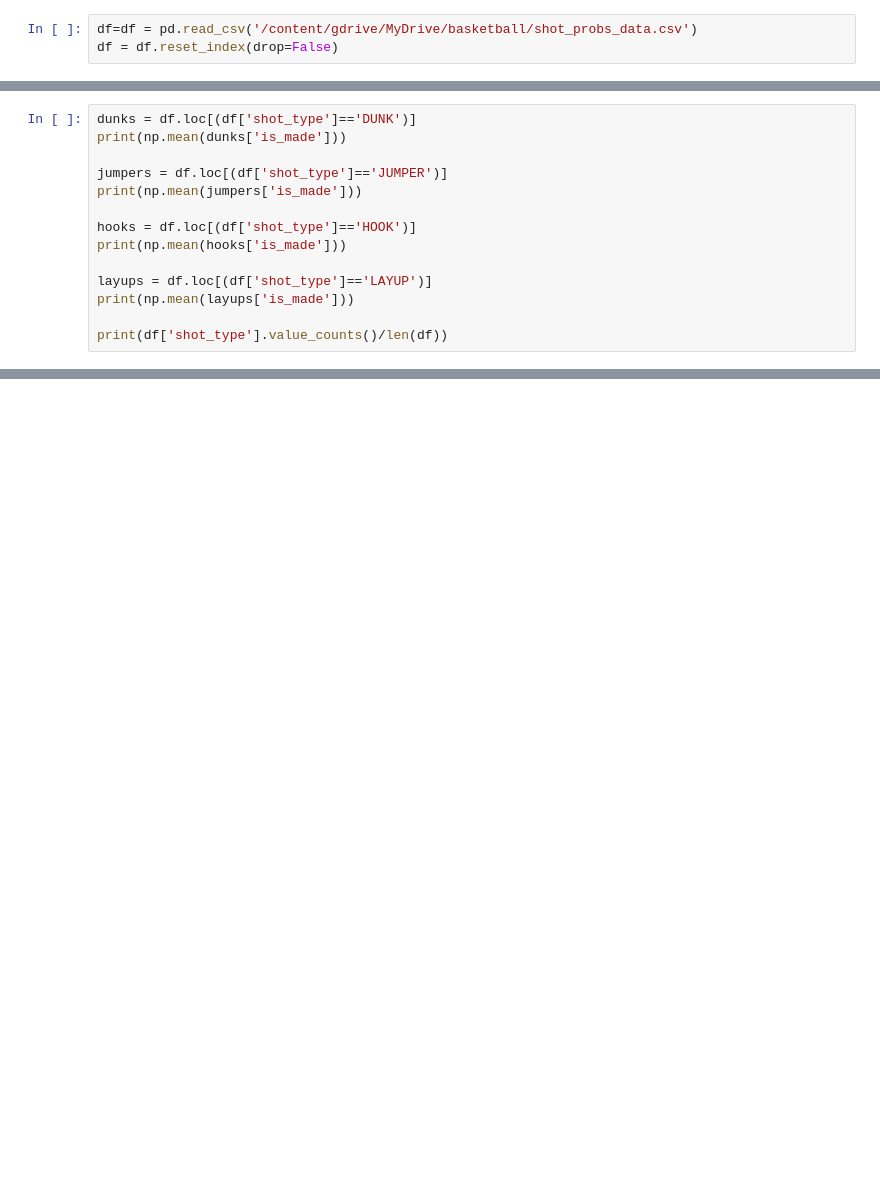
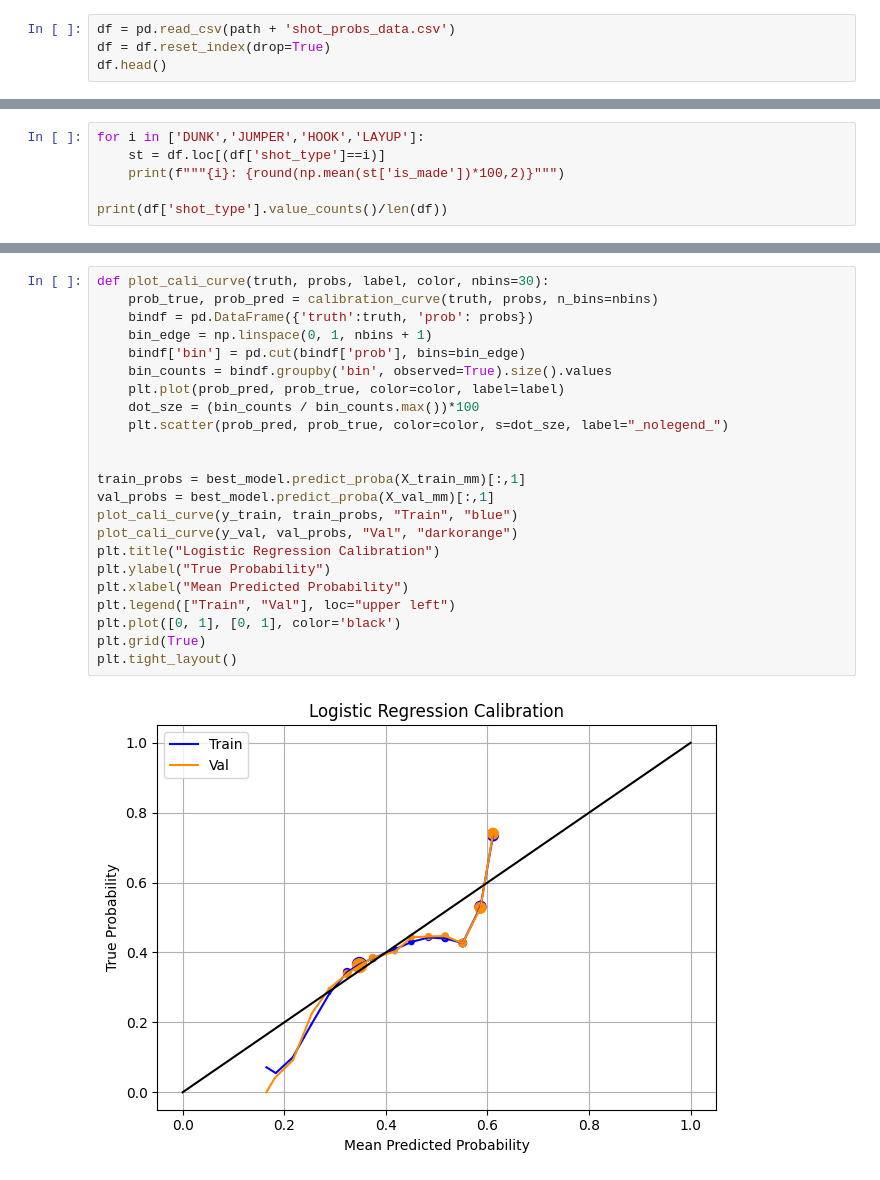
Before and after one commit to remmertjack/portfolio, a Jupyter notebook: bball_shotprobs/shotprobs_model.ipynb, the cells around one changed output, grey strips where cells are left out. Drawn from its saved outputs; the diff is of its cells as text; blank space fills up the shorter version.

Commit message:
bulk models

```diff
--- a/bball_shotprobs/shotprobs_model.ipynb
+++ b/bball_shotprobs/shotprobs_model.ipynb
@@ -53,3 +48,4 @@ Mounted at /content/drive
 # %%
-df=df = pd.read_csv('/content/gdrive/MyDrive/basketball/shot_probs_data.csv')
-df = df.reset_index(drop=False)
+df = pd.read_csv(path + 'shot_probs_data.csv')
+df = df.reset_index(drop=True)
+df.head()
@@ -93,17 +98,9 @@ print(X_train_mm.shape, X_val_mm.shape, X_query_mm.shape, X_test_mm.shape)
 # %% [output]
 (529134, 2) (226773, 2) (161981, 2) (161980, 2)
 # %%
-dunks = df.loc[(df['shot_type']=='DUNK')]
-print(np.mean(dunks['is_made']))
-
-jumpers = df.loc[(df['shot_type']=='JUMPER')]
-print(np.mean(jumpers['is_made']))
-
-hooks = df.loc[(df['shot_type']=='HOOK')]
-print(np.mean(hooks['is_made']))
-
-layups = df.loc[(df['shot_type']=='LAYUP')]
-print(np.mean(layups['is_made']))
+for i in ['DUNK','JUMPER','HOOK','LAYUP']:
+    st = df.loc[(df['shot_type']==i)]
+    print(f"""{i}: {round(np.mean(st['is_made'])*100,2)}""")
 
 print(df['shot_type'].value_counts()/len(df))
 # %% [output]
@@ -144,0 +191,25 @@ cv_folds = list(cv_strat.split(X_train_mm, stratify_key_train))
+# %%
+def plot_cali_curve(truth, probs, label, color, nbins=30):
+    prob_true, prob_pred = calibration_curve(truth, probs, n_bins=nbins)
+    bindf = pd.DataFrame({'truth':truth, 'prob': probs})
+    bin_edge = np.linspace(0, 1, nbins + 1)
+    bindf['bin'] = pd.cut(bindf['prob'], bins=bin_edge)
+    bin_counts = bindf.groupby('bin', observed=True).size().values
+    plt.plot(prob_pred, prob_true, color=color, label=label)
+    dot_sze = (bin_counts / bin_counts.max())*100
+    plt.scatter(prob_pred, prob_true, color=color, s=dot_sze, label="_nolegend_")
+
+
+train_probs = best_model.predict_proba(X_train_mm)[:,1]
+val_probs = best_model.predict_proba(X_val_mm)[:,1]
+plot_cali_curve(y_train, train_probs, "Train", "blue")
+plot_cali_curve(y_val, val_probs, "Val", "darkorange")
+plt.title("Logistic Regression Calibration")
+plt.ylabel("True Probability")
+plt.xlabel("Mean Predicted Probability")
+plt.legend(["Train", "Val"], loc="upper left")
+plt.plot([0, 1], [0, 1], color='black')
+plt.grid(True)
+plt.tight_layout()
+# %% [output]
+[figure, added]
```
Also changed, not shown: parts of 51 cells of this notebook, 1 other file.
